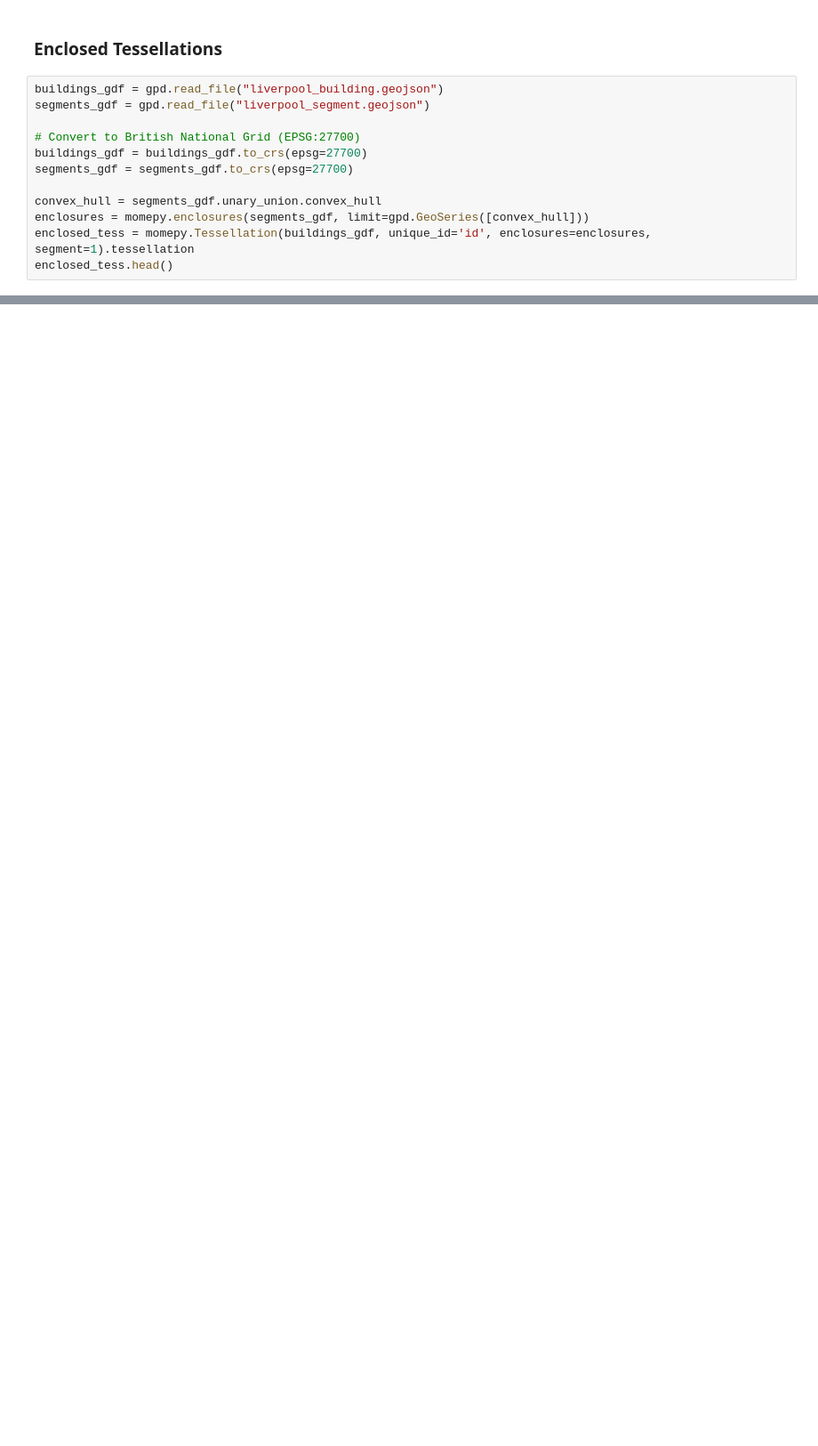
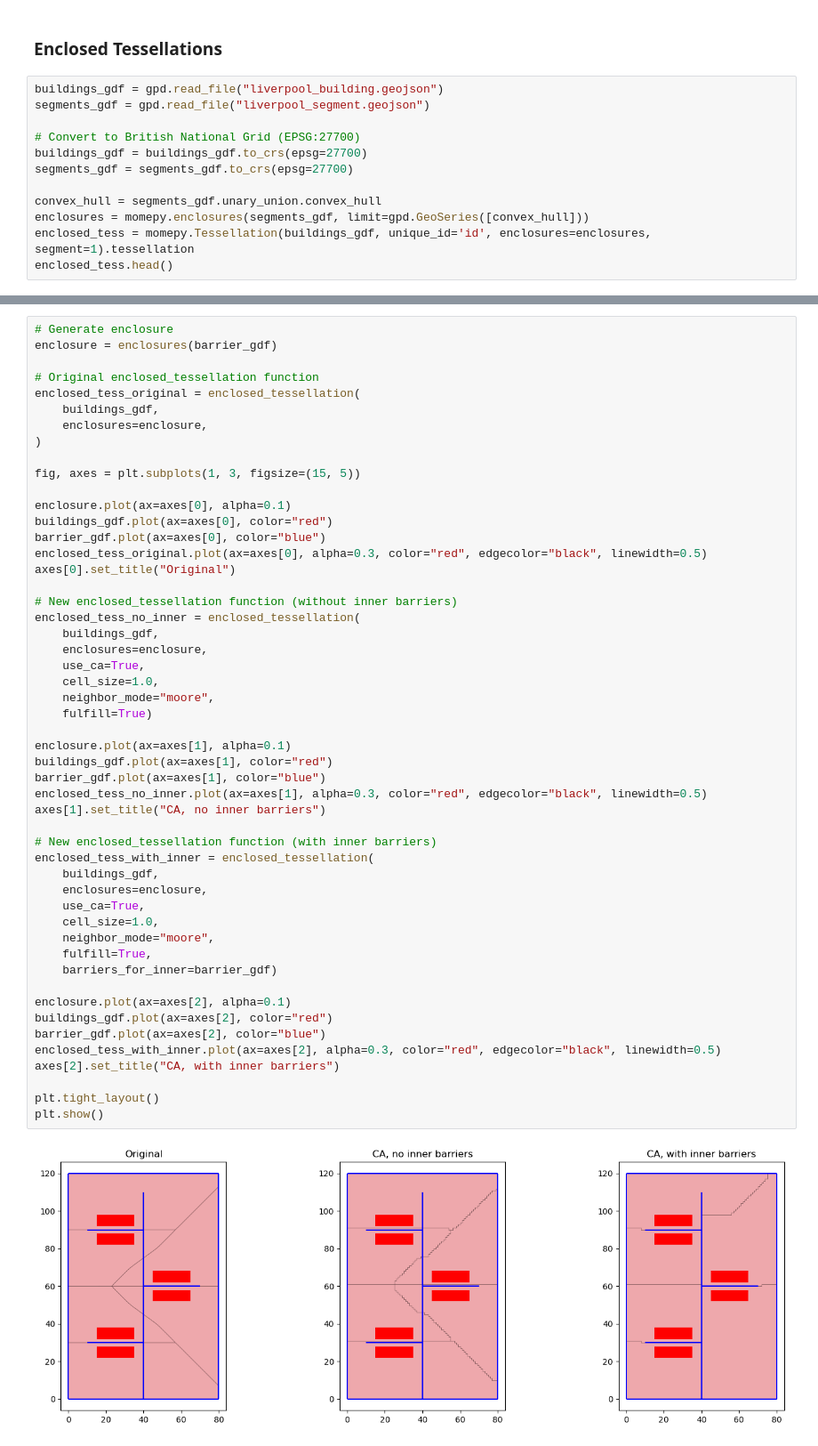
Before and after one commit to yu-ta-sato/city2graph, a Jupyter notebook: notebooks/demo.ipynb, the cells around one changed output, grey strips where cells are left out. Shown at 89% size. Saved outputs shown, nothing was run; the diff lists cells and outputs as text; blank space fills up the shorter version.

```diff
--- a/notebooks/demo.ipynb
+++ b/notebooks/demo.ipynb
@@ -215,0 +2257,53 @@ m
+# %%
+# Generate enclosure
+enclosure = enclosures(barrier_gdf)
+
+# Original enclosed_tessellation function
+enclosed_tess_original = enclosed_tessellation(
+    buildings_gdf,
+    enclosures=enclosure,
+)
+
+fig, axes = plt.subplots(1, 3, figsize=(15, 5))
+
+enclosure.plot(ax=axes[0], alpha=0.1)
+buildings_gdf.plot(ax=axes[0], color="red")
+barrier_gdf.plot(ax=axes[0], color="blue")
+enclosed_tess_original.plot(ax=axes[0], alpha=0.3, color="red", edgecolor="black", linewidth=0.5)
+axes[0].set_title("Original")
+
+# New enclosed_tessellation function (without inner barriers)
+enclosed_tess_no_inner = enclosed_tessellation(
+    buildings_gdf,
+    enclosures=enclosure,
+    use_ca=True,
+    cell_size=1.0,
+    neighbor_mode="moore",
+    fulfill=True)
+
+enclosure.plot(ax=axes[1], alpha=0.1)
+buildings_gdf.plot(ax=axes[1], color="red")
+barrier_gdf.plot(ax=axes[1], color="blue")
+enclosed_tess_no_inner.plot(ax=axes[1], alpha=0.3, color="red", edgecolor="black", linewidth=0.5)
+axes[1].set_title("CA, no inner barriers")
+
+# New enclosed_tessellation function (with inner barriers)
+enclosed_tess_with_inner = enclosed_tessellation(
+    buildings_gdf,
+    enclosures=enclosure,
+    use_ca=True,
+    cell_size=1.0,
+    neighbor_mode="moore",
+    fulfill=True,
+    barriers_for_inner=barrier_gdf)
+
+enclosure.plot(ax=axes[2], alpha=0.1)
+buildings_gdf.plot(ax=axes[2], color="red")
+barrier_gdf.plot(ax=axes[2], color="blue")
+enclosed_tess_with_inner.plot(ax=axes[2], alpha=0.3, color="red", edgecolor="black", linewidth=0.5)
+axes[2].set_title("CA, with inner barriers")
+
+plt.tight_layout()
+plt.show()
+# %% [output]
+[figure, added]
```
Also changed, not shown: parts of 27 cells of this notebook, 16 other files.
